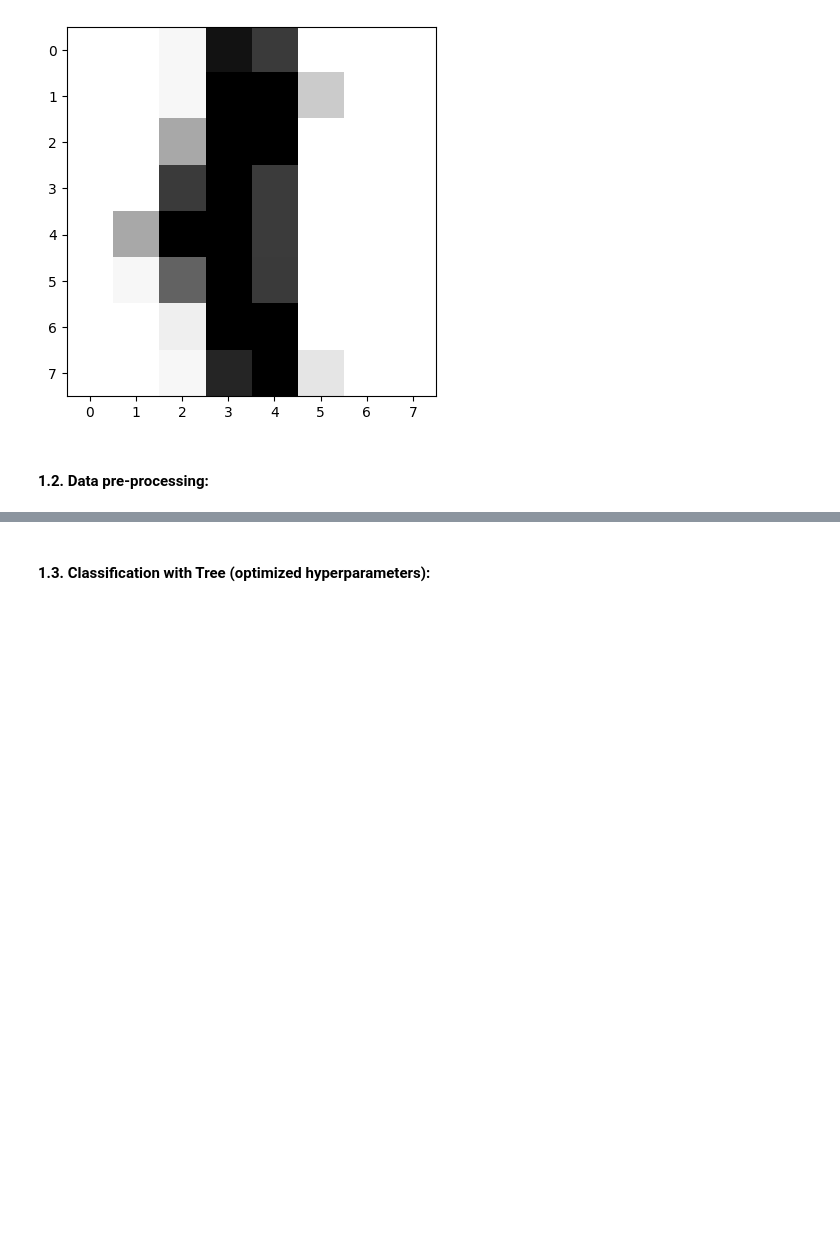
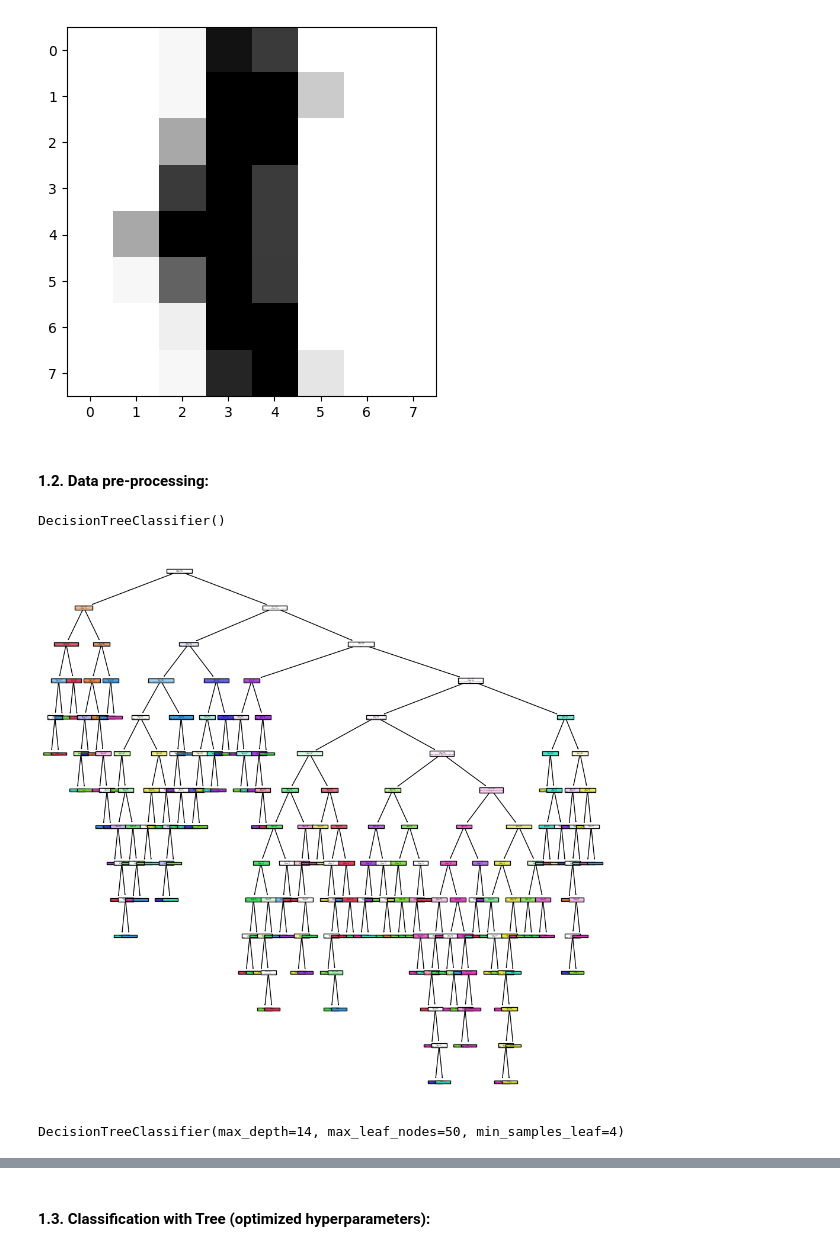
Before and after one commit to davidlealo/sic_ai_2024, a Jupyter notebook: 004_machine_learning/chapter_5/38. ex_0312.ipynb, the cells around one changed output, grey strips where cells are left out. Saved outputs shown, nothing was run; the diff lists cells and outputs as text; code cells hidden in the pictures; blank space fills up the shorter version.

```diff
--- a/004_machine_learning/chapter_5/38. ex_0312.ipynb
+++ b/004_machine_learning/chapter_5/38. ex_0312.ipynb
@@ -81,3 +81,8 @@ X_range = X_max - X_min
 X = (X - X_min)/X_range
 # %%
 X_train, X_test, Y_train, Y_test = train_test_split(X, Y, test_size=0.3, random_state=1234)
+# %%
+tree = DecisionTreeClassifier()
+tree.fit(X_train, Y_train)
+# %% [output]
+DecisionTreeClassifier()
@@ -83,0 +93,12 @@ X_train, X_test, Y_train, Y_test = train_test_split(X, Y, test_size=0.3, random_
+# %%
+# Visualizar Decision Tree
+fig, ax= plt.subplots(figsize=(12,12))
+plot_tree(tree,filled=True)
+plt.show()
+# %% [output]
+[figure, added]
+# %%
+tree2 = DecisionTreeClassifier(max_depth=14,min_samples_leaf=4,max_leaf_nodes=50)
+tree2.fit(X_train, Y_train)
+# %% [output]
+DecisionTreeClassifier(max_depth=14, max_leaf_nodes=50, min_samples_leaf=4)
```
Also changed, not shown: parts of 3 cells of this notebook.
